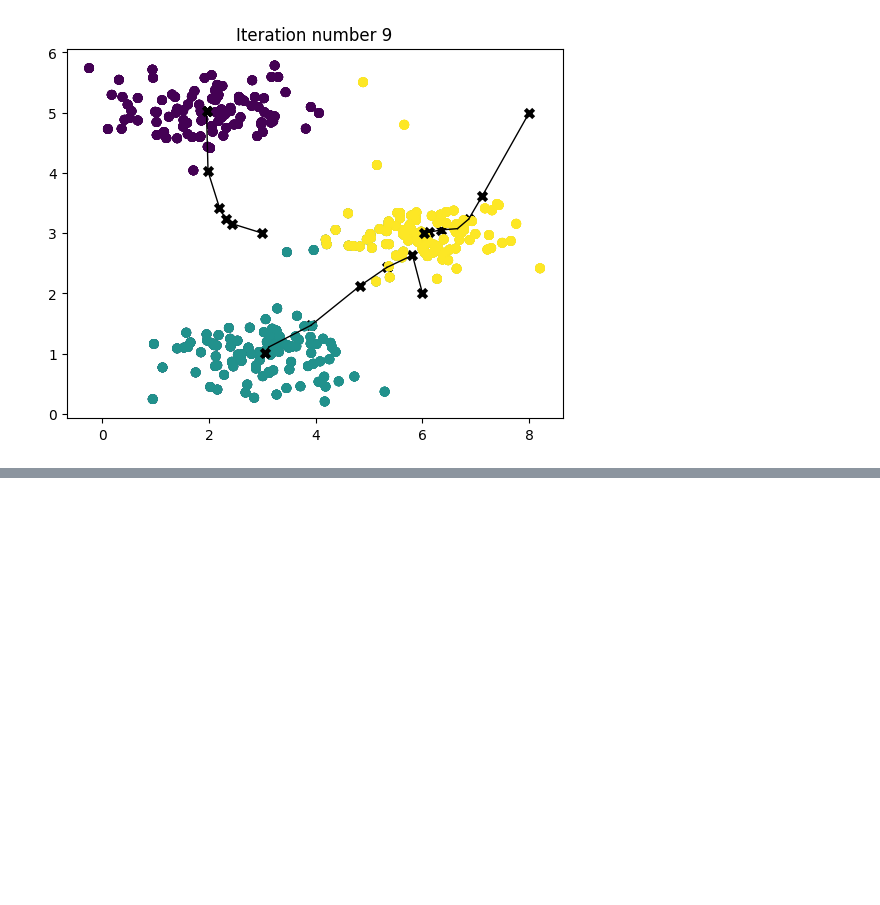
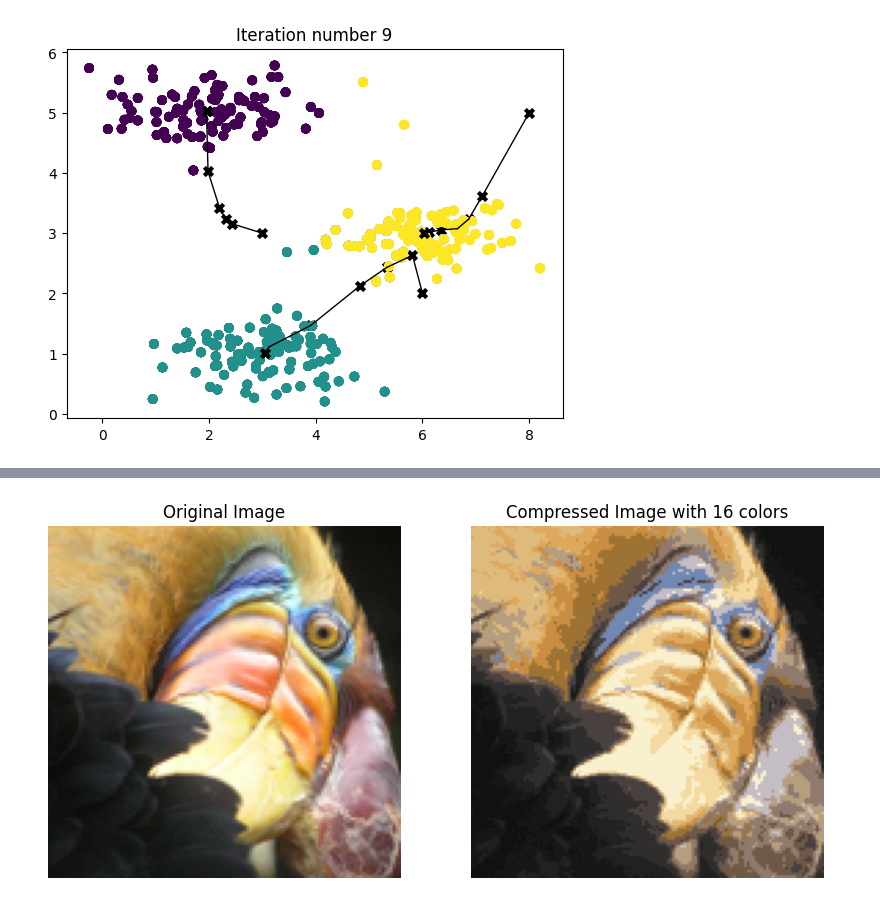
Before and after one commit to KumaarBalbir/py101, a Jupyter notebook: ml/unsupervised.ipynb, the cells around one changed output, grey strips where cells are left out. Saved outputs shown, nothing was run; the diff lists cells and outputs as text; code cells hidden in the pictures; blank space fills up the shorter version.

Commit message:
ml: k-means compression

```diff
--- a/ml/unsupervised.ipynb
+++ b/ml/unsupervised.ipynb
@@ -193,0 +255,14 @@ K-Means iteration 9/9
+# %%
+# normalize the image matrix (all pixel intensity values are in range 0 - 1)
+img = img / 255
+
+X_img = np.reshape(img, (img.shape[0]*img.shape[1], 3))
+# %%
+K = 16
+max_iters = 10
+
+# Using the function you have implemented above.
+initial_centroids = KMeans_init_centroids(X_img, K)
+
+# Run K-Means - this takes a couple of minutes
+centroids, idx = run_kMeans(X_img, initial_centroids, max_iters)
@@ -193,0 +297,6 @@ K-Means iteration 9/9
+# %%
+# represent image in terms of indices
+X_recovered = centroids[idx, :]
+
+# reshape recovered image into proper dimensions
+X_recovered = np.reshape(X_recovered, img.shape)
@@ -193,0 +309,15 @@ K-Means iteration 9/9
+# %%
+fig, ax = plt.subplots(1, 2, figsize = (10, 8))
+plt.axis('off')
+
+ax[0].imshow(img*255)
+ax[0].set_title('Original Image')
+ax[0].axis('off')
+
+ax[1].imshow(X_recovered*255)
+ax[1].set_title('Compressed Image with %d colors' %K)
+ax[1].axis('off')
+
+plt.show()
+# %% [output]
+[figure, added]
```
Also changed, not shown: parts of 10 cells of this notebook.
